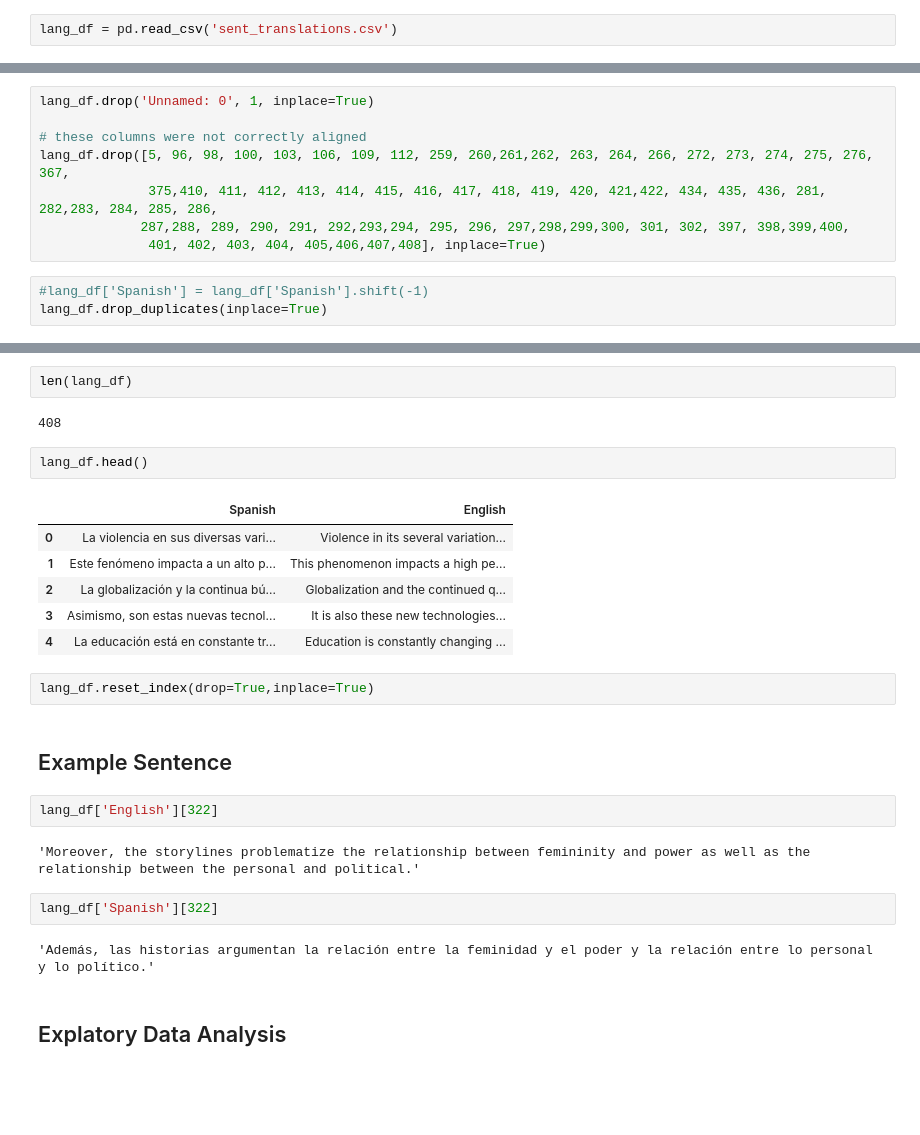
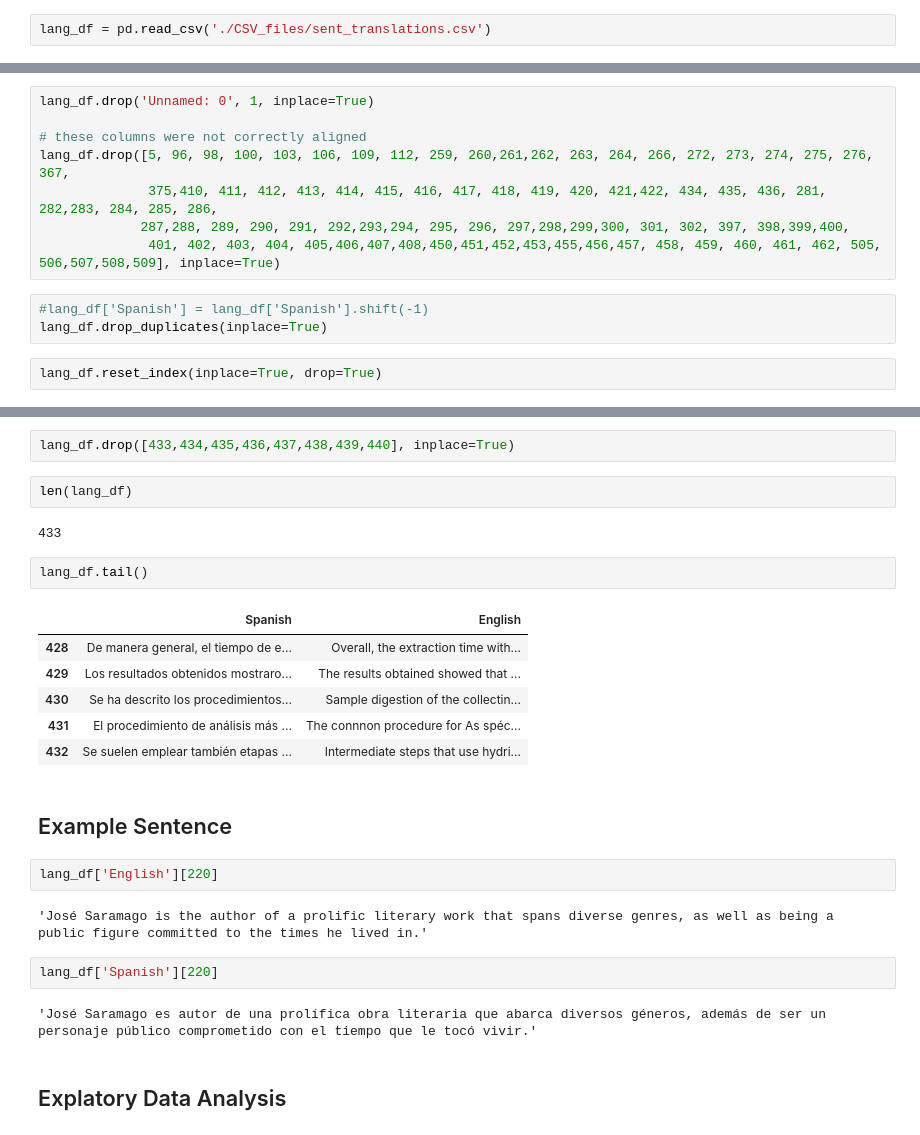
Before and after one commit to Carmen-Martinez/CLIR_MT, a Jupyter notebook: Final_Draft.ipynb, the cells around one changed output, grey strips where cells are left out. Saved outputs shown, nothing was run; the diff lists cells and outputs as text; blank space fills up the shorter version.

```diff
--- a/Final_Draft.ipynb
+++ b/Final_Draft.ipynb
@@ -11,6 +11,6 @@ import string
 import spacy
 nlp = spacy.load("en_core_web_sm")
 # %%
-lang_df = pd.read_csv('sent_translations.csv')
+lang_df = pd.read_csv('./CSV_files/sent_translations.csv')
 # %% [markdown]
 ## Sentence Alignment
@@ -21,7 +37,9 @@ lang_df.drop('Unnamed: 0', 1, inplace=True)
 lang_df.drop([5, 96, 98, 100, 103, 106, 109, 112, 259, 260,261,262, 263, 264, 266, 272, 273, 274, 275, 276, 367,
               375,410, 411, 412, 413, 414, 415, 416, 417, 418, 419, 420, 421,422, 434, 435, 436, 281, 282,283, 284, 285, 286,
              287,288, 289, 290, 291, 292,293,294, 295, 296, 297,298,299,300, 301, 302, 397, 398,399,400,
-              401, 402, 403, 404, 405,406,407,408], inplace=True)
+              401, 402, 403, 404, 405,406,407,408,450,451,452,453,455,456,457, 458, 459, 460, 461, 462, 505, 506,507,508,509], inplace=True)
 # %%
 #lang_df['Spanish'] = lang_df['Spanish'].shift(-1)
 lang_df.drop_duplicates(inplace=True)
+# %%
+lang_df.reset_index(inplace=True, drop=True)
@@ -28,28 +55,28 @@ lang_df.drop_duplicates(inplace=True)
+# %%
+lang_df.drop([433,434,435,436,437,438,439,440], inplace=True)
 # %%
 len(lang_df)
 # %% [output]
-408
+433
 # %%
-lang_df.head()
+lang_df.tail()
 # %% [output]
 |  | Spanish | English |
-| 0 | La violencia en sus diversas vari... | Violence in its several variation... |
-| 1 | Este fenómeno impacta a un alto p... | This phenomenon impacts a high pe... |
-| 2 | La globalización y la continua bú... | Globalization and the continued q... |
-| 3 | Asimismo, son estas nuevas tecnol... | It is also these new technologies... |
-| 4 | La educación está en constante tr... | Education is constantly changing ... |
+| 428 | De manera general, el tiempo de e... | Overall, the extraction time with... |
+| 429 | Los resultados obtenidos mostraro... | The results obtained showed that ... |
+| 430 | Se ha descrito los procedimientos... | Sample digestion of the collectin... |
+| 431 | El procedimiento de análisis más ... | The connnon procedure for As spéc... |
+| 432 | Se suelen emplear también etapas ... | Intermediate steps that use hydri... |
-# %%
-lang_df.reset_index(drop=True,inplace=True)
 # %% [markdown]
 ## Example Sentence
 # %%
-lang_df['English'][322]
+lang_df['English'][220]
 # %% [output]
-'Moreover, the storylines problematize the relationship between femininity and power as well as the relationship between the personal and political.'
+'José Saramago is the author of a prolific literary work that spans diverse genres, as well as being a public figure committed to the times he lived in.'
 # %%
-lang_df['Spanish'][322]
+lang_df['Spanish'][220]
 # %% [output]
-'Además, las historias argumentan la relación entre la feminidad y el poder y la relación entre lo personal y lo político.'
+'José Saramago es autor de una prolífica obra literaria que abarca diversos géneros, además de ser un personaje público comprometido con el tiempo que le tocó vivir.'
 # %% [markdown]
 ## Explatory Data Analysis
 # %%
```
Also changed, not shown: parts of 14 cells of this notebook.
